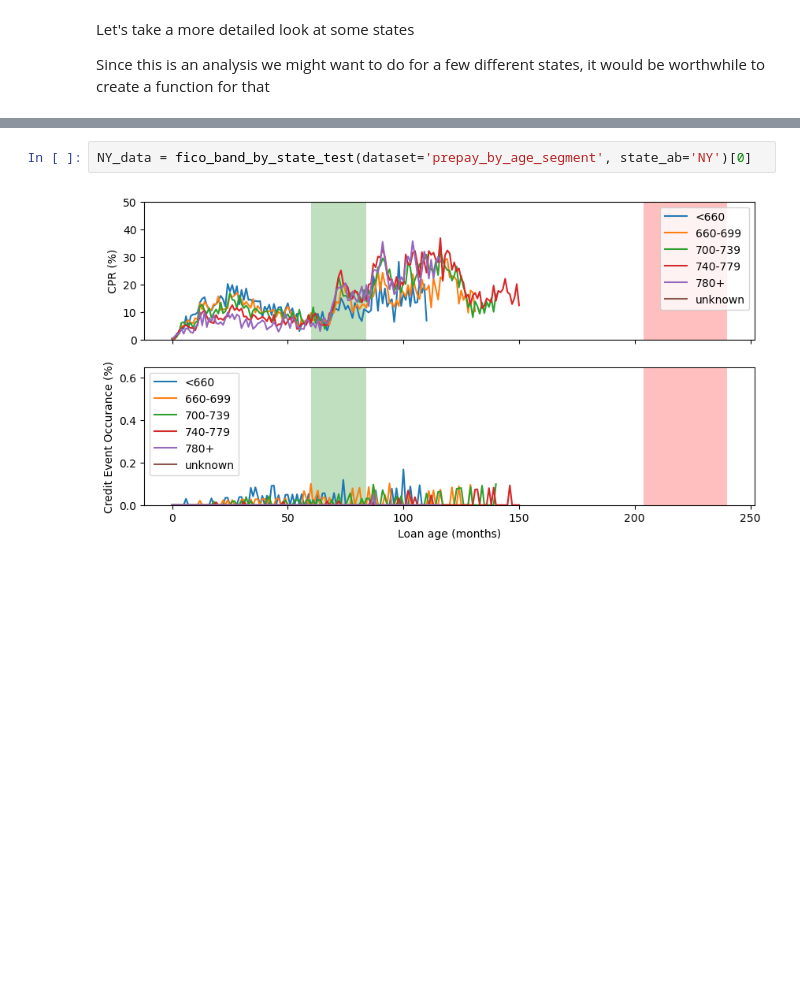
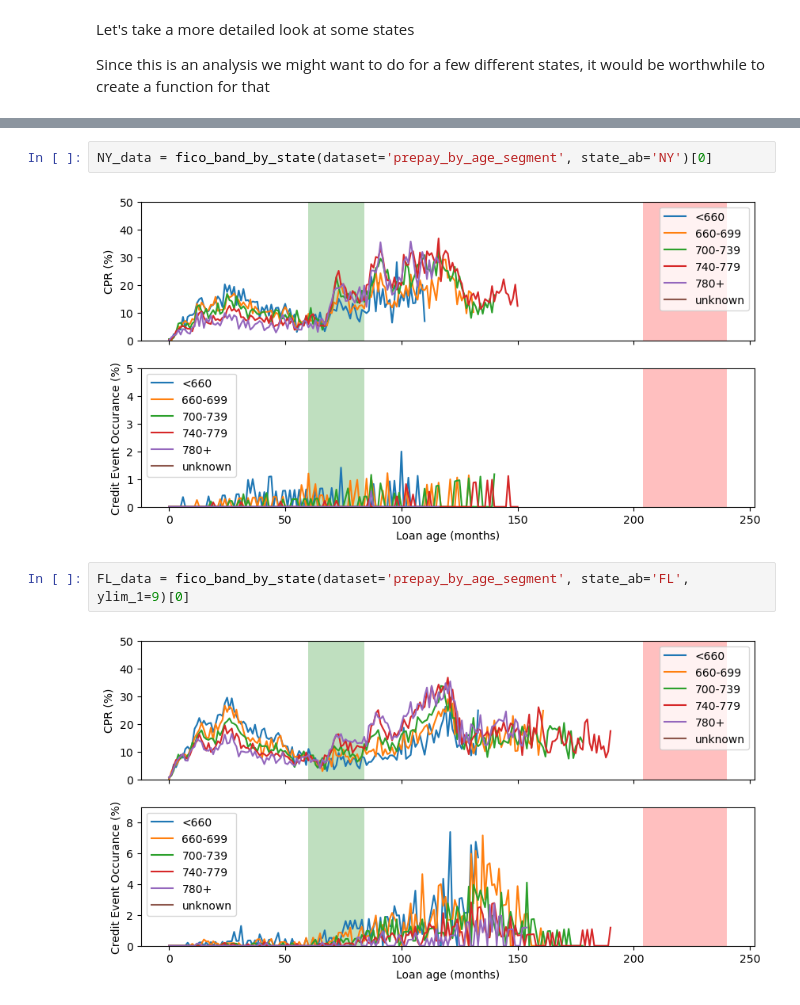
Before and after one commit to yousti001/freddie_prepayment, a Jupyter notebook: analysis/01_analysis.ipynb, the cells around one changed output, grey strips where cells are left out. Drawn from its saved outputs; the diff is of its cells as text; blank space fills up the shorter version.

```diff
--- a/analysis/01_analysis.ipynb
+++ b/analysis/01_analysis.ipynb
@@ -348,4 +304,8 @@ print(exposure_fico_bands_MI)
 # %%
-NY_data = fico_band_by_state_test(dataset='prepay_by_age_segment', state_ab='NY')[0]
+NY_data = fico_band_by_state(dataset='prepay_by_age_segment', state_ab='NY')[0]
 # %% [output]
-[figure, old version]
+[figure, new version]
+# %%
+FL_data = fico_band_by_state(dataset='prepay_by_age_segment', state_ab='FL', ylim_1=9)[0]
+# %% [output]
+[figure, added]
```
Also changed, not shown: parts of 38 cells of this notebook, 19 other files.
